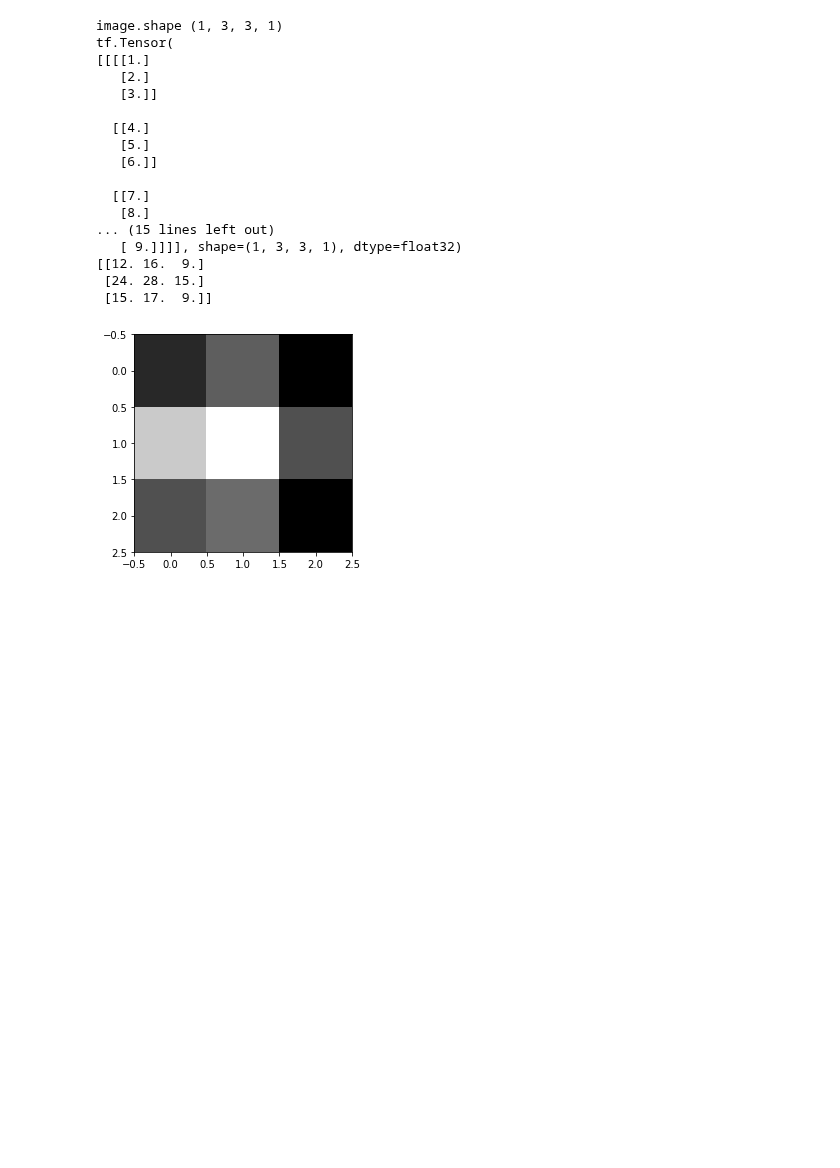
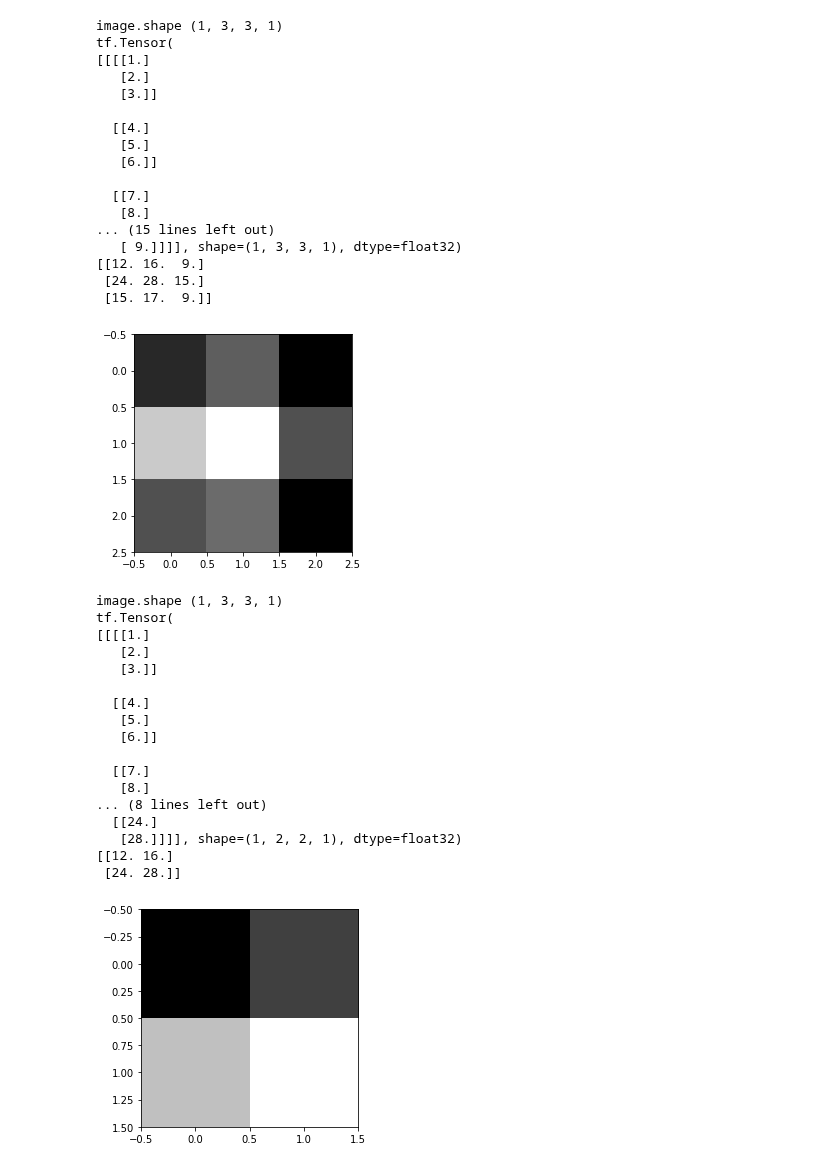
Before and after one commit to kjungmo/SBA2020_dataScience, a Jupyter notebook: (강사님)4.딥러닝활용.ipynb, the cells around one changed output. Saved outputs shown, nothing was run; the diff lists cells and outputs as text; code cells hidden in the pictures; blank space fills up the shorter version.

```diff
--- a/(강사님)4.딥러닝활용.ipynb
+++ b/(강사님)4.딥러닝활용.ipynb
@@ -656,3 +656,36 @@ tf.Tensor(
  [24. 28. 15.]
  [15. 17.  9.]]
 [figure]
+# %%
+print("image.shape", image.shape)
+print(image)
+weight = np.array([[[[1.]],[[1.]]],[[[1.]],[[1.]]]])
+print("weight.shape", weight.shape)
+weight_init = tf.constant_initializer(weight)
+print("weight_init", weight_init)
+conv2d = tf.keras.layers.Conv2D(filters=1, kernel_size=2, padding='valid', kernel_initializer=weight_init)(image)
+print("conv2d.shape", conv2d.shape)
+print("conv2d", conv2d)
+print(conv2d.numpy().reshape(2,2))
+
+plt.imshow(conv2d.numpy().reshape(2,2), cmap='gray')
+plt.show()
+# %% [output]
+image.shape (1, 3, 3, 1)
+tf.Tensor(
+[[[[1.]
+   [2.]
+   [3.]]
+
+  [[4.]
+   [5.]
+   [6.]]
+
+  [[7.]
+   [8.]
+... (8 lines left out)
+  [[24.]
+   [28.]]]], shape=(1, 2, 2, 1), dtype=float32)
+[[12. 16.]
+ [24. 28.]]
+[figure, added]
```
Also changed, not shown: parts of 2 cells of this notebook.
